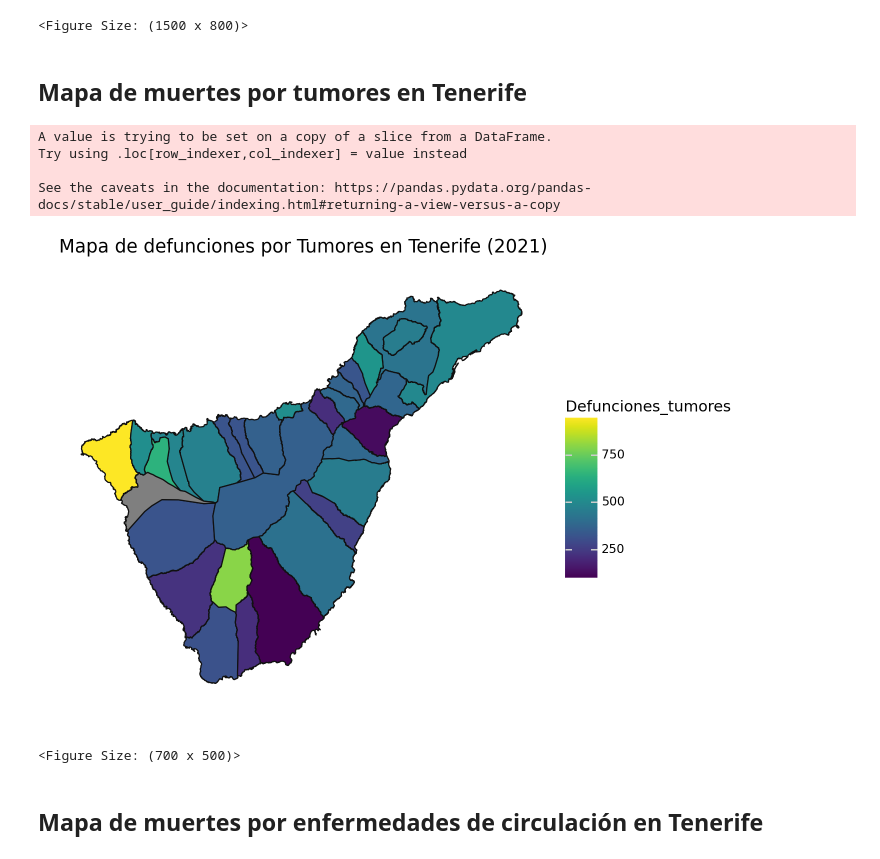
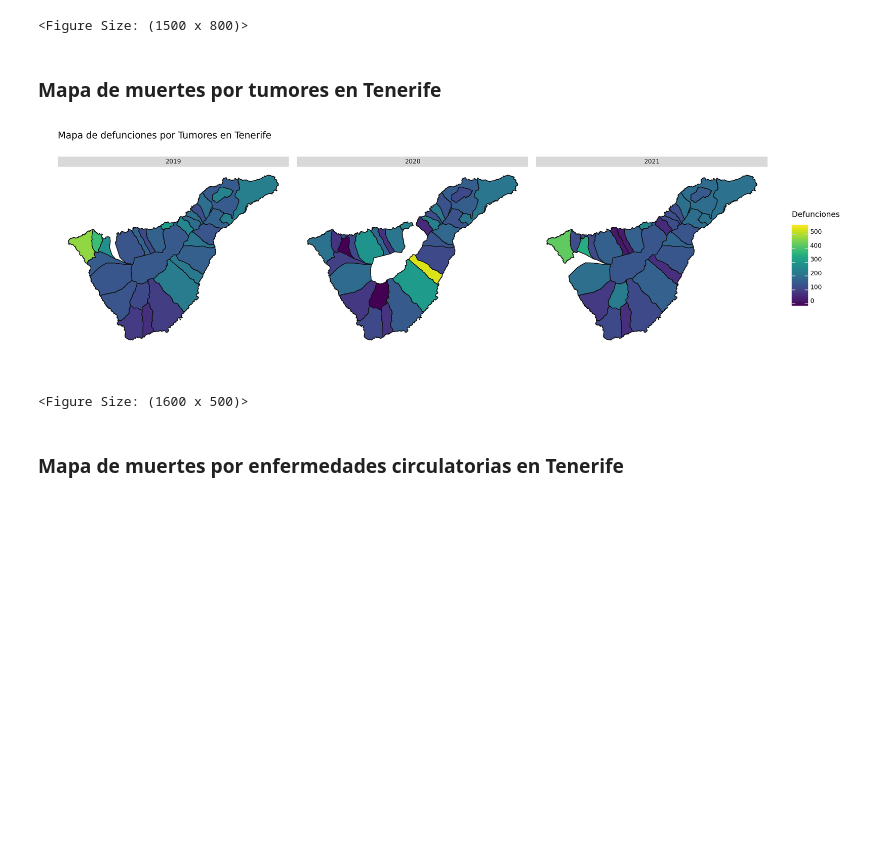
Before and after one commit to alu0101351773/VIS_proyecto, a Jupyter notebook: src/proyecto.ipynb, the cells around one changed output. Drawn from its saved outputs; the diff is of its cells as text; code cells hidden in the pictures; blank space fills up the shorter version.

```diff
--- a/src/proyecto.ipynb
+++ b/src/proyecto.ipynb
@@ -386,34 +389,34 @@ df_defun_tenerife = df_defun.query('ISLA_CODE == "ES709" and Año == 2021')
 [figure]
 <Figure Size: (1500 x 800)>
 # %% [markdown]
-## Mapa de muertes por tumores en Tenerife
+### Mapa de muertes por tumores en Tenerife
 # %%
-df_defun_tenerife_2021 = df_defun.query('ISLA_CODE == "ES709" and Año == 2021')
+df_defun_tnf_tumores = df_defun.query('ISLA_CODE == "ES709" and Tipo == "II. TUMORES [NEOPLASIAS]"')[['Municipio_codigo', 'Año', 'Defunciones']]
 
-tnf_tumor_dict = df_defun_tenerife_2021.query('Tipo == "II. TUMORES [NEOPLASIAS]"').groupby('Municipio_codigo').agg({'Defunciones': 'sum'}).to_dict().get('Defunciones')
-
-df_pob_tenerife_2021 = df_pob.query('isla == "ES709" and ano == 2021')
-df_pob_tenerife_2021['Defunciones_tumores'] = df_pob_tenerife_2021['municipio'].map(tnf_tumor_dict)
+df_pob_tnf_tumores = pd.merge(
+    left = df_pob,
+    right = df_defun_tnf_tumores,
+    how = 'inner',
+    left_on = 'municipio',
+    right_on = 'Municipio_codigo'
+).filter(['Año', 'Defunciones', 'geometry'])
 
 (ggplot()
-    + geom_map(df_pob_tenerife_2021, aes(fill = 'Defunciones_tumores'))
-    + labs(title = 'Mapa de defunciones por Tumores en Tenerife (2021)')
+    + geom_map(df_pob_tnf_tumores, aes(fill = 'Defunciones'))
+    + facet_wrap("~Año")
+    + labs(title = 'Mapa de defunciones por Tumores en Tenerife')
     + theme(
-        figure_size = (7, 5),
+        figure_size = (16, 5),
         panel_background = element_rect(fill = 'white'),
         axis_text_x = element_blank(),
         axis_text_y = element_blank(),
         axis_ticks_major_x = element_blank(),
         axis_ticks_major_y = element_blank()
     )
 )
 # %% [output]
+[figure, new version]
-A value is trying to be set on a copy of a slice from a DataFrame.
-Try using .loc[row_indexer,col_indexer] = value instead
-
-See the caveats in the documentation: https://pandas.pydata.org/pandas-docs/stable/user_guide/indexing.html#returning-a-view-versus-a-copy
+<Figure Size: (1600 x 500)>
-[figure, old version]
-<Figure Size: (700 x 500)>
 # %% [markdown]
-## Mapa de muertes por enfermedades de circulación en Tenerife
+### Mapa de muertes por enfermedades circulatorias en Tenerife
 # %%
```
Also changed, not shown: parts of 10 cells of this notebook.
